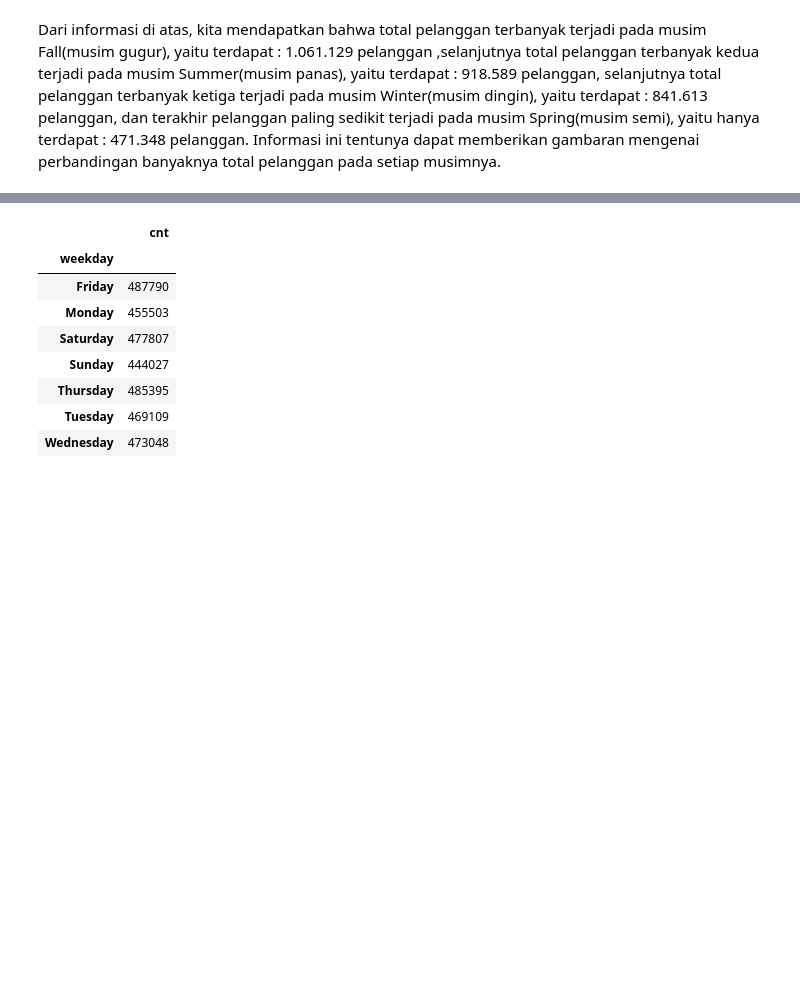
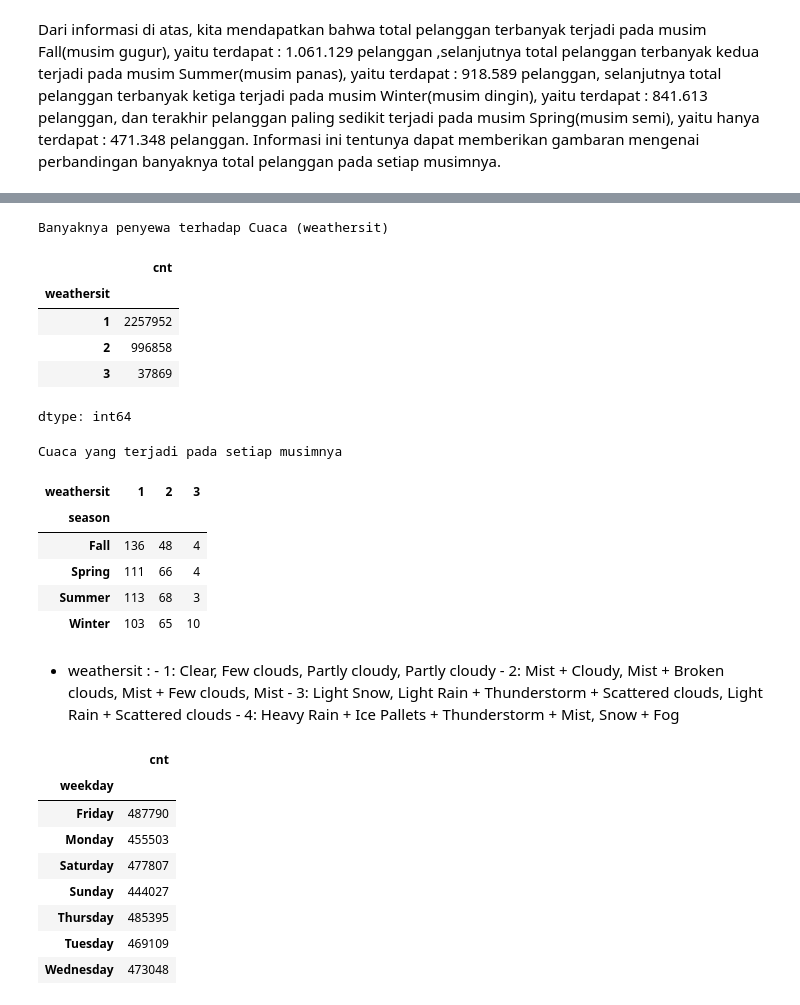
Before and after one commit to Nauviii/first_project_DataAnalayst, a Jupyter notebook: Notebook.ipynb, the cells around one changed output, grey strips where cells are left out. Saved outputs shown, nothing was run; the diff lists cells and outputs as text; code cells hidden in the pictures; blank space fills up the shorter version.

```diff
--- a/Notebook.ipynb
+++ b/Notebook.ipynb
@@ -527 +556,30 @@ Dari informasi di atas, kita mendapatkan bahwa total pelanggan terbanyak terjadi
+# %%
+# Faktor cuaca
+print("Banyaknya penyewa terhadap Cuaca (weathersit)\n")
+display(bike_day_df.groupby("weathersit")["cnt"].sum())
+
+# Hubungan antara faktor cuaca dengan musim
+print("\n\nCuaca yang terjadi pada setiap musimnya")
+display(bike_day_df.groupby(["season","weathersit"]).size().unstack())
+# %% [output]
+Banyaknya penyewa terhadap Cuaca (weathersit)
+|  | cnt |
+| weathersit |  |
+| 1 | 2257952 |
+| 2 | 996858 |
+| 3 | 37869 |
+dtype: int64
+Cuaca yang terjadi pada setiap musimnya
+| weathersit | 1 | 2 | 3 |
+| season |  |  |  |
+| Fall | 136 | 48 | 4 |
+| Spring | 111 | 66 | 4 |
+| Summer | 113 | 68 | 3 |
+| Winter | 103 | 65 | 10 |
+# %% [markdown]
++ weathersit :
+		- 1: Clear, Few clouds, Partly cloudy, Partly cloudy
+		- 2: Mist + Cloudy, Mist + Broken clouds, Mist + Few clouds, Mist
+		- 3: Light Snow, Light Rain + Thunderstorm + Scattered clouds, Light Rain + Scattered clouds
+		- 4: Heavy Rain + Ice Pallets + Thunderstorm + Mist, Snow + Fog
 # %%
```
Also changed, not shown: parts of 12 cells of this notebook.
